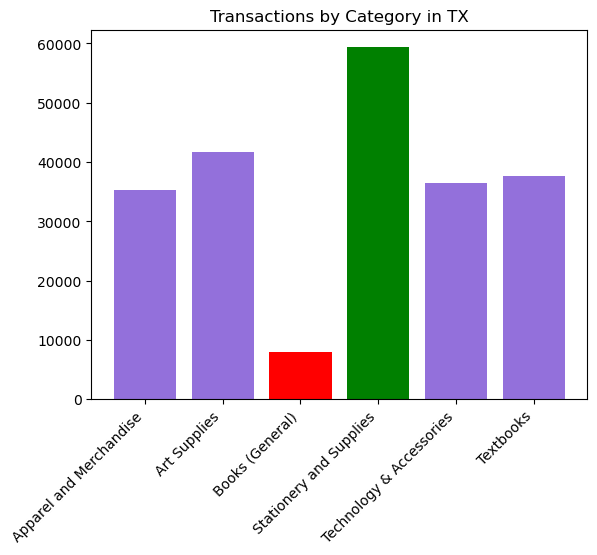
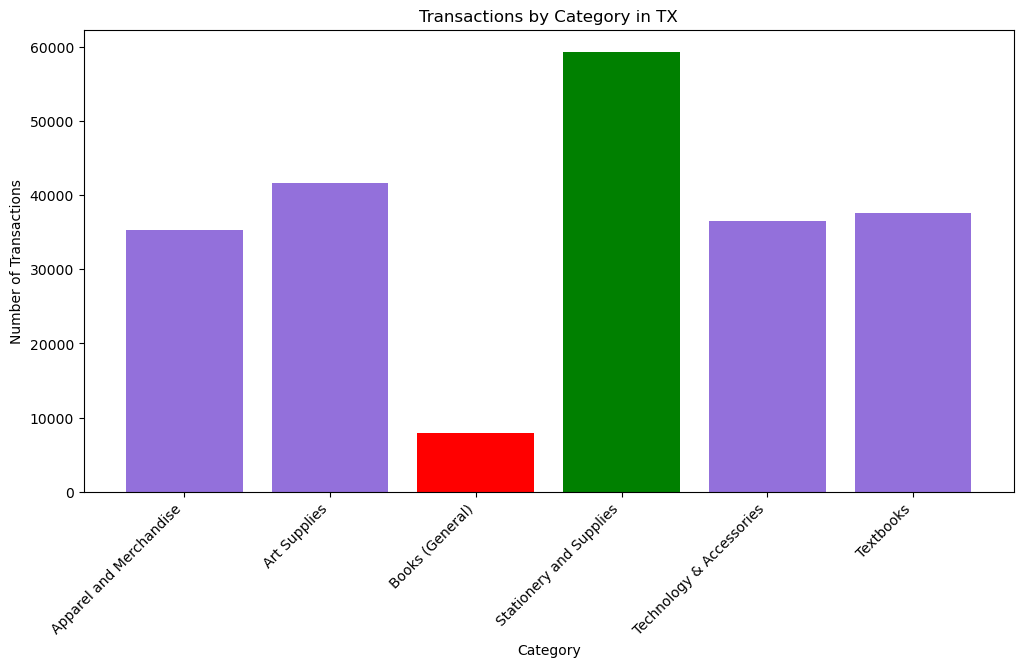
Unified diff of the notebook cell whose output changed from the first chart to the second:
--- before
+++ after
@@ -1,4 +1,4 @@
+plt.figure(figsize=(12, 6))
 plt.title("Transactions by Category in TX") # title of bar chart
-
 plt.bar(
     TXGrouped['Category'],
@@ -12,5 +12,7 @@
     
 )
-
+plt.xlabel('Category')
+plt.ylabel('Number of Transactions')
 plt.xticks(rotation=45, ha='right', fontsize=10) # makes the category names easier to read
 plt.show()
+plt.savefig('Transactions by Category in TX.png')

Commit: finished capstone questions